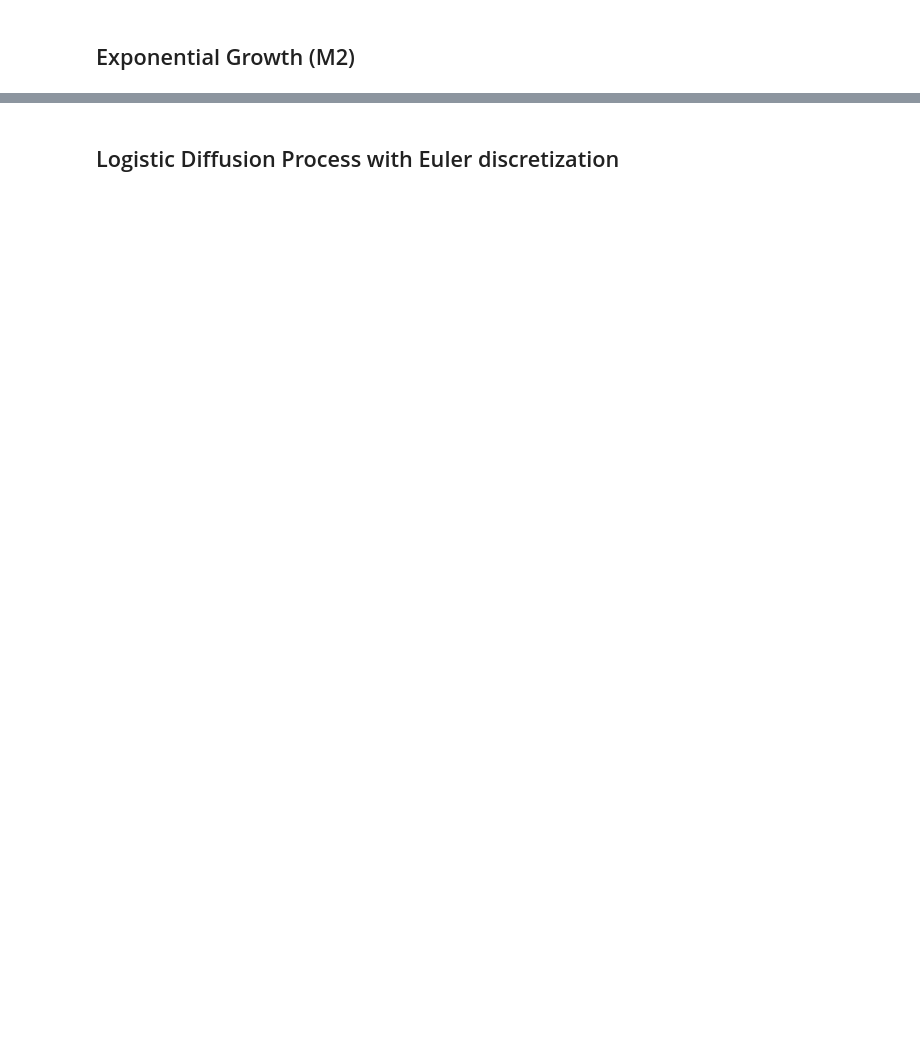
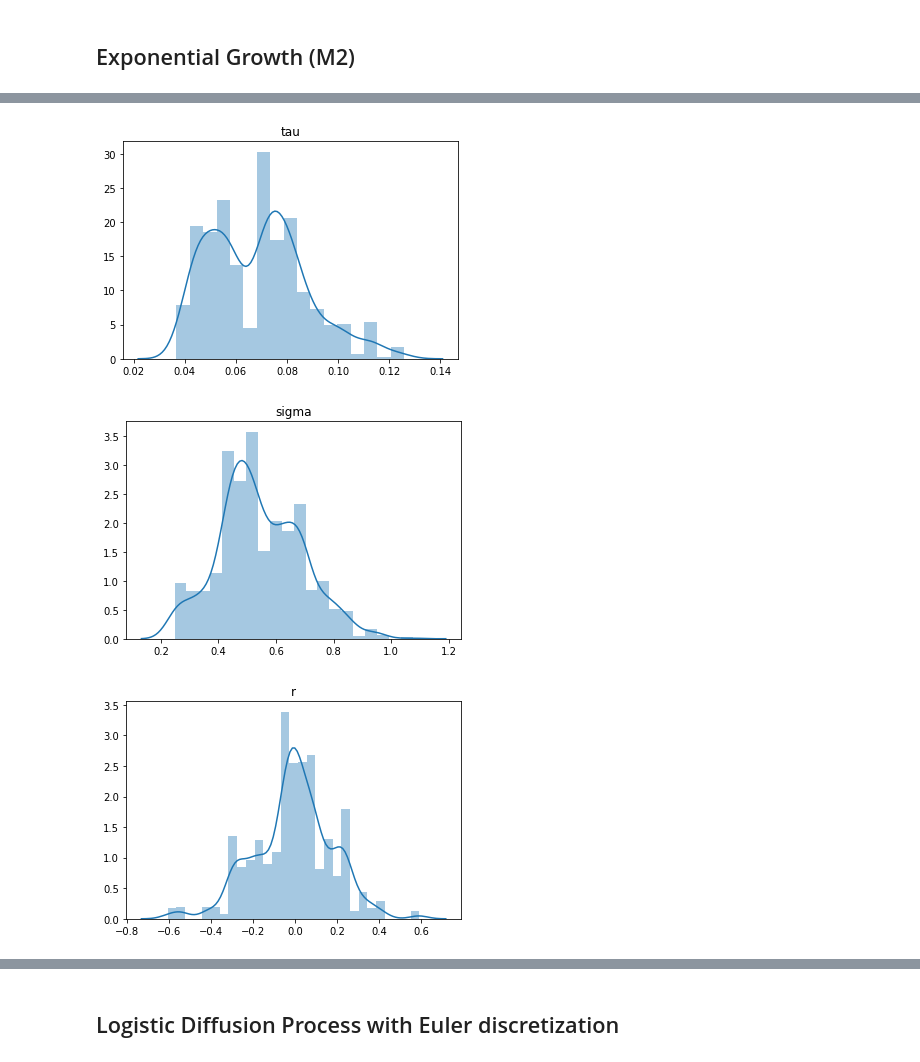
Before and after one commit to issxmeddine/Kangaroos, a Jupyter notebook: ParticleMCMC/Experiments/Experiments with Knape adaptive method.ipynb, the cells around one changed output, grey strips where cells are left out. Cells and saved outputs as stored; diff of their text form; code cells hidden in the pictures; blank space fills up the shorter version.

```diff
--- a/ParticleMCMC/Experiments/Experiments with Knape adaptive method.ipynb
+++ b/ParticleMCMC/Experiments/Experiments with Knape adaptive method.ipynb
@@ -25,20 +25,21 @@ We now use the three steps Adaptative method proposed by Knape & De Valpine (201
 # %%
 n_particles = 4000
 n_iter = 5000
+m1, m2, update_interv = 2000, 4000, 200
 # %% [markdown]
 ## Random Walk model
 # %%
 prior_RW = {'tau': dists.Uniform(a=0.,b=1.),'sigma': dists.Uniform(a=0.,b=10.)}
 p_RW = dists.StructDist(prior_RW)
-load_model = False
+load_model = True
 
 if load_model:
     pmmh_RW = pickle.load(open( os.path.join(path,"RW_model_Adapt.pkl"), "rb" ))
 else:
-    new_pmmh_RW= AdaptivePMMH(ssm_cls=RandomWalk2D, prior=p_RW, data=y, Nx=n_particles, niter=3000, adaptive=True,
-                          m1=1000, m2=2000, update_interv=100, w01=0.4, w02=0.5, w1=0.8, k0=5., k1=5.)
+    new_pmmh_RW= AdaptivePMMH(ssm_cls=RandomWalk2D, prior=p_RW, data=y, Nx=n_particles, niter=n_iter, adaptive=True,
+                          m1=m1, m2=m2, update_interv=update_interv, w01=0.4, w02=0.5, w1=0.8, k0=5., k1=5.)
     new_pmmh_RW.run()
-    pickle.dump(pmmh_RW, open( os.path.join(path,"RW_model_Adapt.pkl"), "wb" ) )
+    pickle.dump(new_pmmh_RW, open( os.path.join(path,"RW_model_Adapt.pkl"), "wb" ) )
 # %%
 print_metrics(new_pmmh_RW)
 plot_theta(prior_RW,new_pmmh_RW)
@@ -59,10 +74,10 @@ if load_model:
     pmmh_Ldrift = pickle.load(open( os.path.join(path,"EG_model_Adapt.pkl"), "rb" ))
 else:
     p_EG = dists.StructDist(prior_EG)
-    new_pmmh_EG= AdaptivePMMH(ssm_cls=LDPDrift, prior=p_EG, data=y, Nx=n_particles, niter=3000, adaptive=True,
-                          m1=1000, m2=2000, update_interv=100, w01=0.4, w02=0.5, w1=0.8, k0=5., k1=5.)
+    new_pmmh_EG= AdaptivePMMH(ssm_cls=LDPDrift, prior=p_EG, data=y, Nx=n_particles, niter=n_iter, adaptive=True,
+                          m1=m1, m2=m2, update_interv=update_interv, w01=0.4, w02=0.5, w1=0.8, k0=5., k1=5.)
     new_pmmh_EG.run()
-    pickle.dump(pmmh_Ldrift, open( os.path.join(path,"EG_model_Adapt.pkl"), "wb" ) )
+    pickle.dump(new_pmmh_EG, open( os.path.join(path,"EG_model_Adapt.pkl"), "wb" ) )
 # %%
 print_metrics(new_pmmh_EG)
 plot_theta(prior_EG,new_pmmh_EG)
@@ -69,3 +95,7 @@ plot_theta(prior_EG,new_pmmh_EG)
 # %%
-distplot(prior_EG, new_pmmh_EG, 2000)
+distplot(prior_EG, new_pmmh_EG, 4000)
+# %% [output]
+[figure, added]
+[figure, added]
+[figure, added]
 # %%
```
Also changed, not shown: parts of 9 cells of this notebook, 1 other file.
